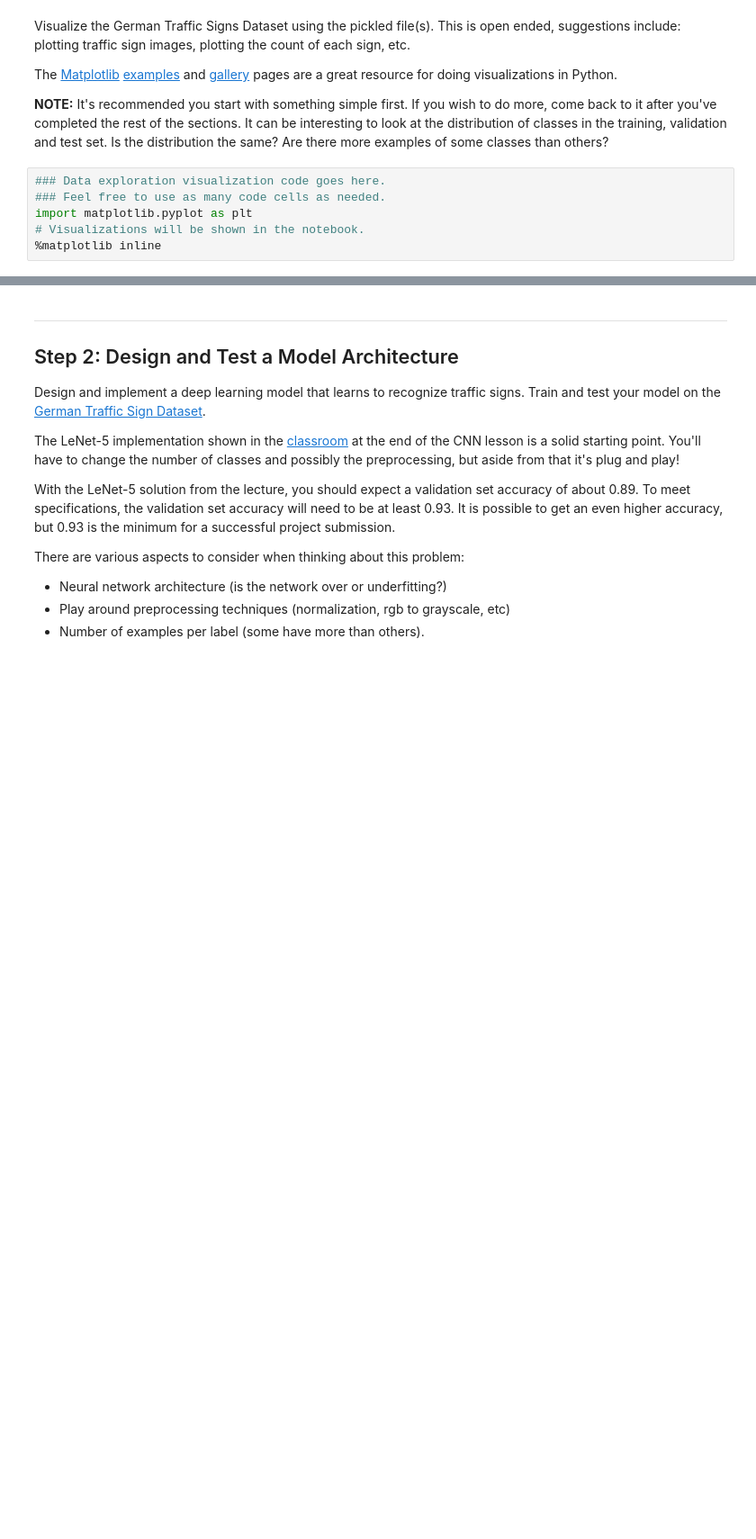
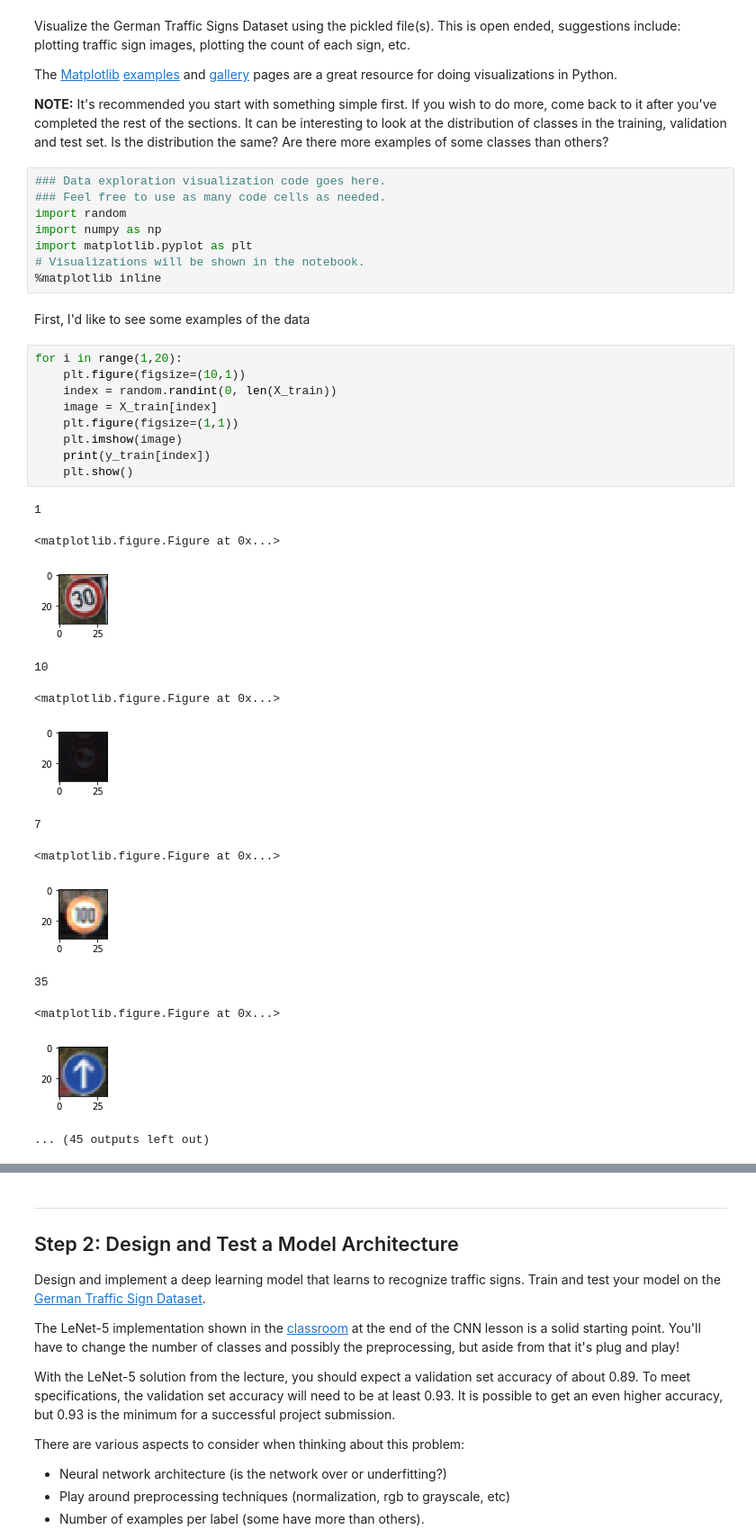
Before and after one commit to SimkinTheWizard/SDC_P2_TrafficSignClassifier, a Jupyter notebook: Traffic_Sign_Classifier.ipynb, the cells around one changed output, grey strips where cells are left out. Shown at 90% size. Drawn from its saved outputs; the diff is of its cells as text; blank space fills up the shorter version.

```diff
--- a/Traffic_Sign_Classifier.ipynb
+++ b/Traffic_Sign_Classifier.ipynb
@@ -96,6 +96,33 @@ The [Matplotlib](http://matplotlib.org/) [examples](http://matplotlib.org/exampl
 # %%
 ### Data exploration visualization code goes here.
 ### Feel free to use as many code cells as needed.
+import random
+import numpy as np
 import matplotlib.pyplot as plt
 # Visualizations will be shown in the notebook.
 %matplotlib inline
+# %% [markdown]
+First, I'd like to see some examples of the data
+# %%
+for i in range(1,20):
+    plt.figure(figsize=(10,1))
+    index = random.randint(0, len(X_train))
+    image = X_train[index]
+    plt.figure(figsize=(1,1))
+    plt.imshow(image)
+    print(y_train[index])
+    plt.show()
+# %% [output]
+1
+<matplotlib.figure.Figure at 0x...>
+[figure, added]
+10
+<matplotlib.figure.Figure at 0x...>
+[figure, added]
+7
+<matplotlib.figure.Figure at 0x...>
+[figure, added]
+35
+<matplotlib.figure.Figure at 0x...>
+[figure, added]
+... (45 outputs left out)
```
Also changed, not shown: parts of 18 cells of this notebook, 1 other file.
